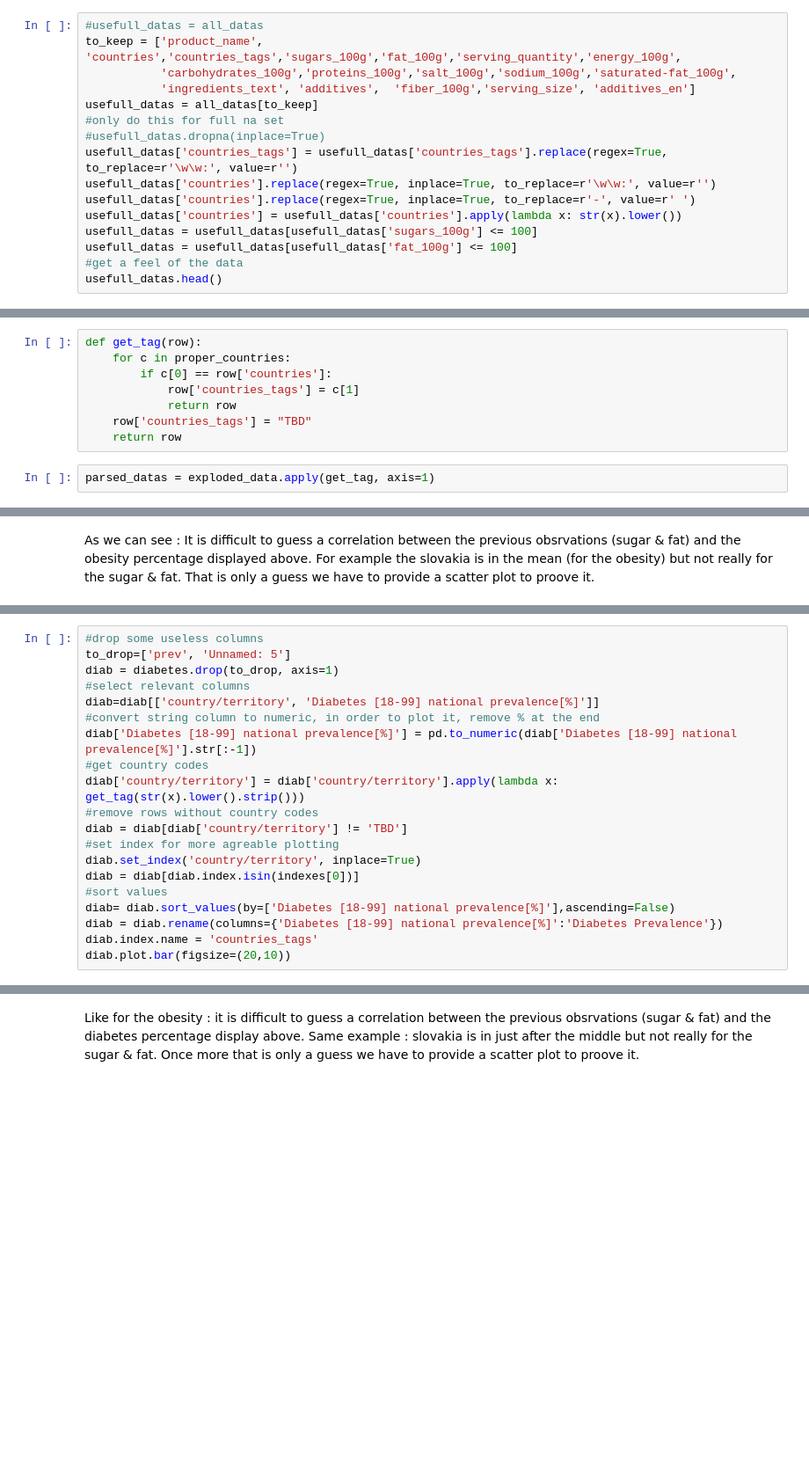
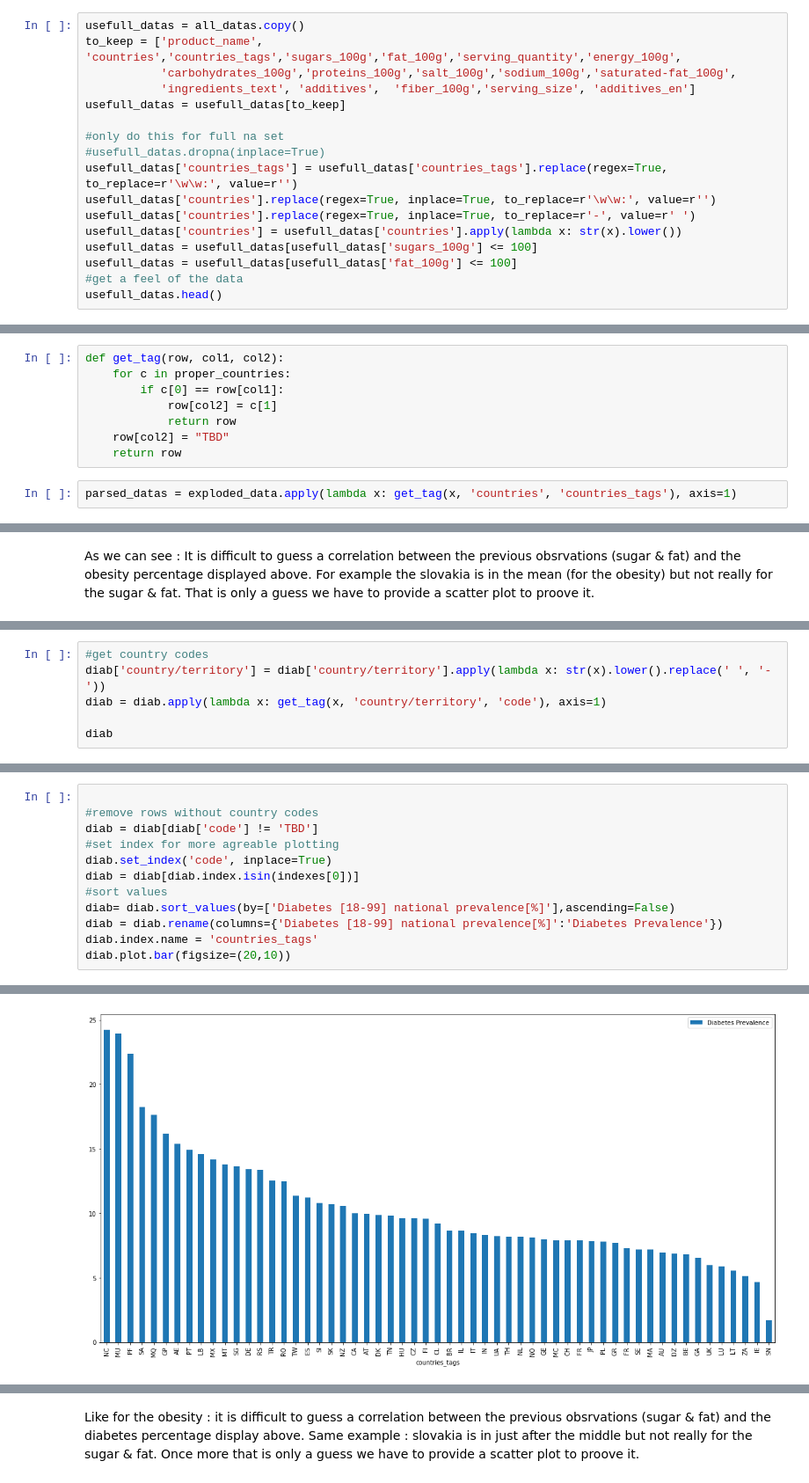
Before and after one commit to baraschi/AppliedDataAnalysis_Project, a Jupyter notebook: FoodProject.ipynb, the cells around one changed output, grey strips where cells are left out. Shown at 88% size. Saved outputs shown, nothing was run; the diff lists cells and outputs as text; blank space fills up the shorter version.

```diff
--- a/FoodProject.ipynb
+++ b/FoodProject.ipynb
@@ -46,9 +71,10 @@ countries_infos = countries_infos[['COUNTRY_ALPHA2_CODE', 'COUNTRY_NAME']]
 # %%
-#usefull_datas = all_datas
+usefull_datas = all_datas.copy()
 to_keep = ['product_name', 'countries','countries_tags','sugars_100g','fat_100g','serving_quantity','energy_100g',
            'carbohydrates_100g','proteins_100g','salt_100g','sodium_100g','saturated-fat_100g',
            'ingredients_text', 'additives',  'fiber_100g','serving_size', 'additives_en']
-usefull_datas = all_datas[to_keep]
+usefull_datas = usefull_datas[to_keep]
+
 #only do this for full na set
 #usefull_datas.dropna(inplace=True)
 usefull_datas['countries_tags'] = usefull_datas['countries_tags'].replace(regex=True, to_replace=r'\w\w:', value=r'')
@@ -160,15 +172,15 @@ def explode(df):
 # %%
 exploded_data = explode(usefull_datas)
 # %%
-def get_tag(row):
+def get_tag(row, col1, col2):
     for c in proper_countries:
-        if c[0] == row['countries']:
-            row['countries_tags'] = c[1]
+        if c[0] == row[col1]:
+            row[col2] = c[1]
             return row
-    row['countries_tags'] = "TBD"
+    row[col2] = "TBD"
     return row
 # %%
-parsed_datas = exploded_data.apply(get_tag, axis=1)
+parsed_datas = exploded_data.apply(lambda x: get_tag(x, 'countries', 'countries_tags'), axis=1)
 # %%
 parsed_datas[parsed_datas['countries_tags'] == 'TBD']['countries']
 # %% [output]
@@ -307,0 +480,6 @@ For example the slovakia is in the mean (for the obesity) but not really for the
+# %%
+#get country codes
+diab['country/territory'] = diab['country/territory'].apply(lambda x: str(x).lower().replace(' ', '-'))
+diab = diab.apply(lambda x: get_tag(x, 'country/territory', 'code'), axis=1)
+
+diab
@@ -308,20 +526,13 @@ For example the slovakia is in the mean (for the obesity) but not really for the
 # %%
-#drop some useless columns
-to_drop=['prev', 'Unnamed: 5']
-diab = diabetes.drop(to_drop, axis=1)
-#select relevant columns
-diab=diab[['country/territory', 'Diabetes [18-99] national prevalence[%]']]
-#convert string column to numeric, in order to plot it, remove % at the end
-diab['Diabetes [18-99] national prevalence[%]'] = pd.to_numeric(diab['Diabetes [18-99] national prevalence[%]'].str[:-1])
-#get country codes
-diab['country/territory'] = diab['country/territory'].apply(lambda x: get_tag(str(x).lower().strip()))
+
 #remove rows without country codes
-diab = diab[diab['country/territory'] != 'TBD']
+diab = diab[diab['code'] != 'TBD']
 #set index for more agreable plotting
-diab.set_index('country/territory', inplace=True)
+diab.set_index('code', inplace=True)
 diab = diab[diab.index.isin(indexes[0])]
 #sort values
 diab= diab.sort_values(by=['Diabetes [18-99] national prevalence[%]'],ascending=False)
 diab = diab.rename(columns={'Diabetes [18-99] national prevalence[%]':'Diabetes Prevalence'})
 diab.index.name = 'countries_tags'
 diab.plot.bar(figsize=(20,10))
+# %% [output]
@@ -328,2 +540,3 @@ diab.plot.bar(figsize=(20,10))
+[figure, added]
 # %%
 corr_scatter(fat, diab,'countries_tags', 'Diabetes Prevalence', 'fat_100g', 'Diabetes vs. Fat')
```
Also changed, not shown: parts of 47 cells of this notebook.
